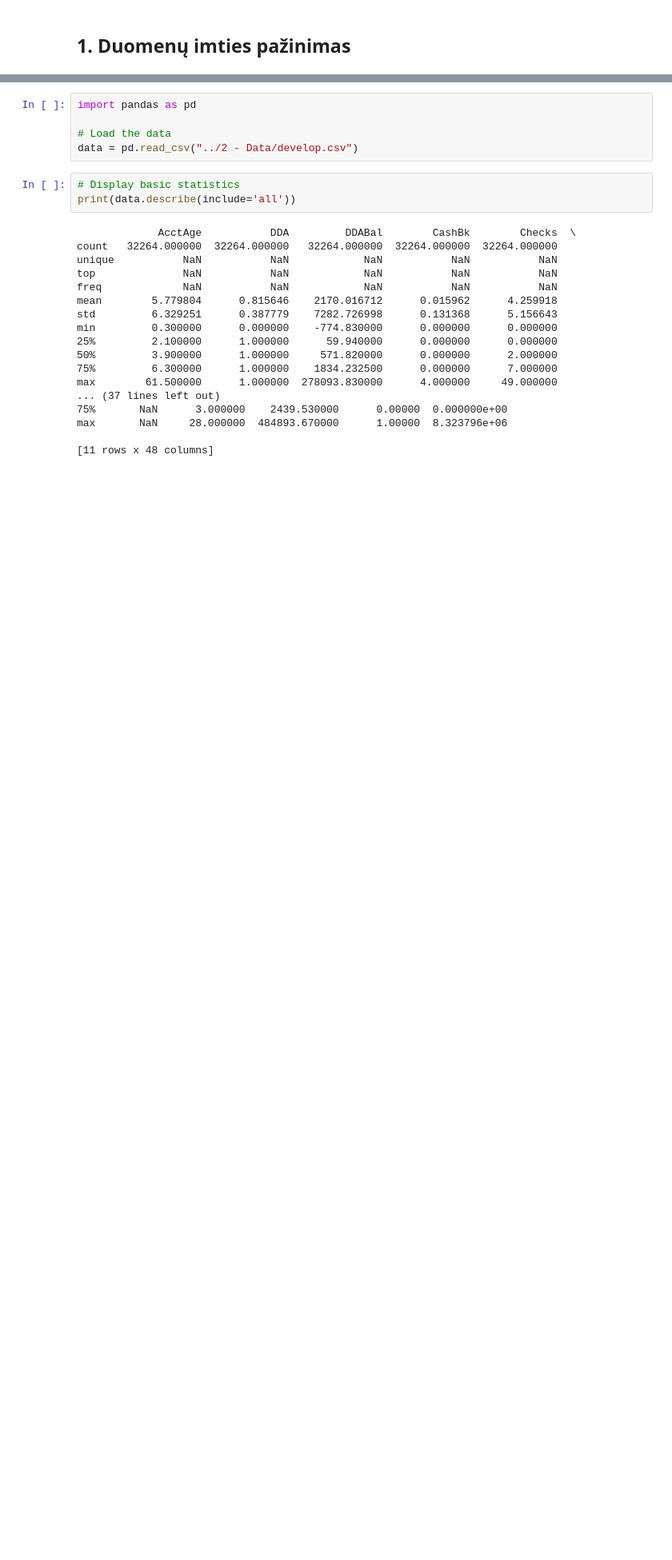
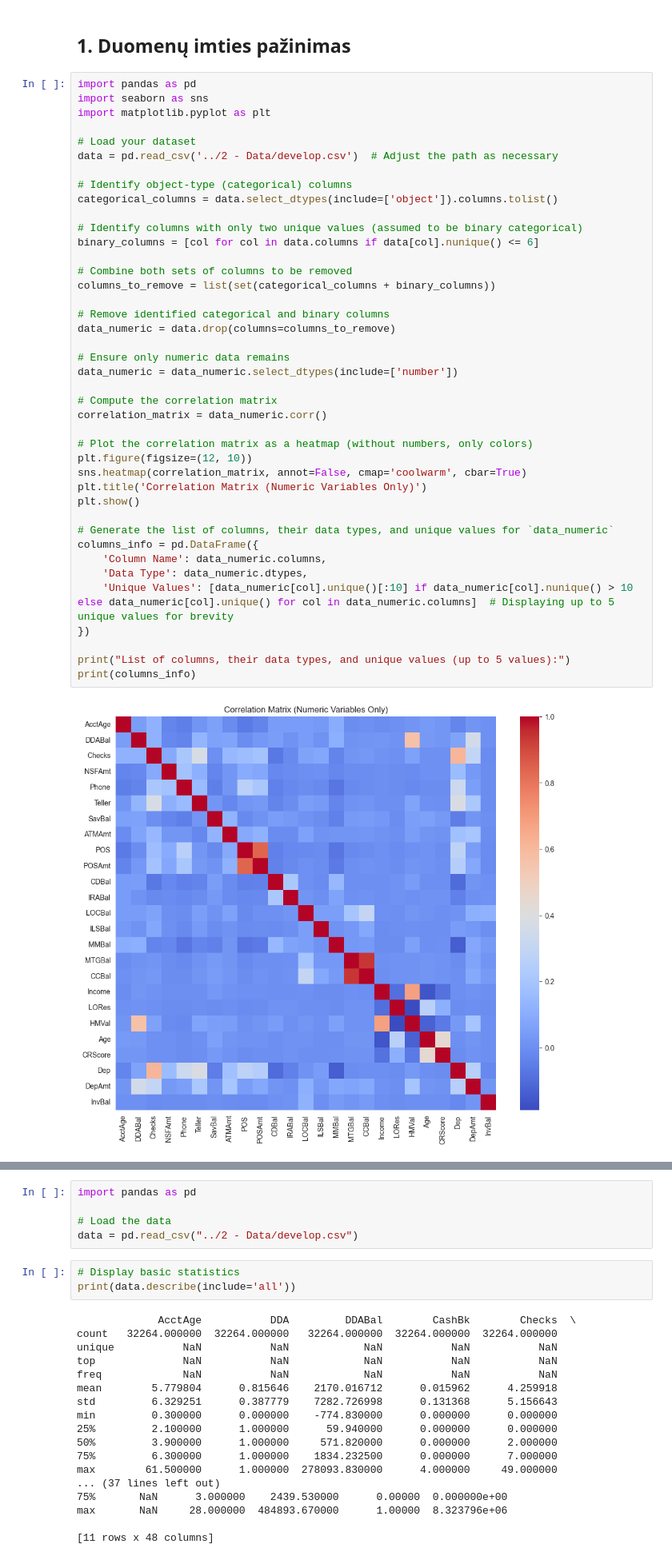
Before and after one commit to bautr0nis/MarketBasketAnalysis, a Jupyter notebook: 6 - notebooks/IND2_ML_Model.ipynb, the cells around one changed output, grey strips where cells are left out. Shown at 80% size. Cells and saved outputs as stored; diff of their text form; blank space fills up the shorter version.

```diff
--- a/6 - notebooks/IND2_ML_Model.ipynb
+++ b/6 - notebooks/IND2_ML_Model.ipynb
@@ -1,2 +1,45 @@
 # %% [markdown]
 ## 1. Duomenų imties pažinimas
+# %%
+import pandas as pd
+import seaborn as sns
+import matplotlib.pyplot as plt
+
+# Load your dataset
+data = pd.read_csv('../2 - Data/develop.csv')  # Adjust the path as necessary
+
+# Identify object-type (categorical) columns
+categorical_columns = data.select_dtypes(include=['object']).columns.tolist()
+
+# Identify columns with only two unique values (assumed to be binary categorical)
+binary_columns = [col for col in data.columns if data[col].nunique() <= 6]
+
+# Combine both sets of columns to be removed
+columns_to_remove = list(set(categorical_columns + binary_columns))
+
+# Remove identified categorical and binary columns
+data_numeric = data.drop(columns=columns_to_remove)
+
+# Ensure only numeric data remains
+data_numeric = data_numeric.select_dtypes(include=['number'])
+
+# Compute the correlation matrix
+correlation_matrix = data_numeric.corr()
+
+# Plot the correlation matrix as a heatmap (without numbers, only colors)
+plt.figure(figsize=(12, 10))
+sns.heatmap(correlation_matrix, annot=False, cmap='coolwarm', cbar=True)
+plt.title('Correlation Matrix (Numeric Variables Only)')
+plt.show()
+
+# Generate the list of columns, their data types, and unique values for `data_numeric`
+columns_info = pd.DataFrame({
+    'Column Name': data_numeric.columns,
+    'Data Type': data_numeric.dtypes,
+    'Unique Values': [data_numeric[col].unique()[:10] if data_numeric[col].nunique() > 10 else data_numeric[col].unique() for col in data_numeric.columns]  # Displaying up to 5 unique values for brevity
+})
+
+print("List of columns, their data types, and unique values (up to 5 values):")
+print(columns_info)
+# %% [output]
+[figure, added]
```
Also changed, not shown: parts of 1 cell of this notebook, 2 other files.
